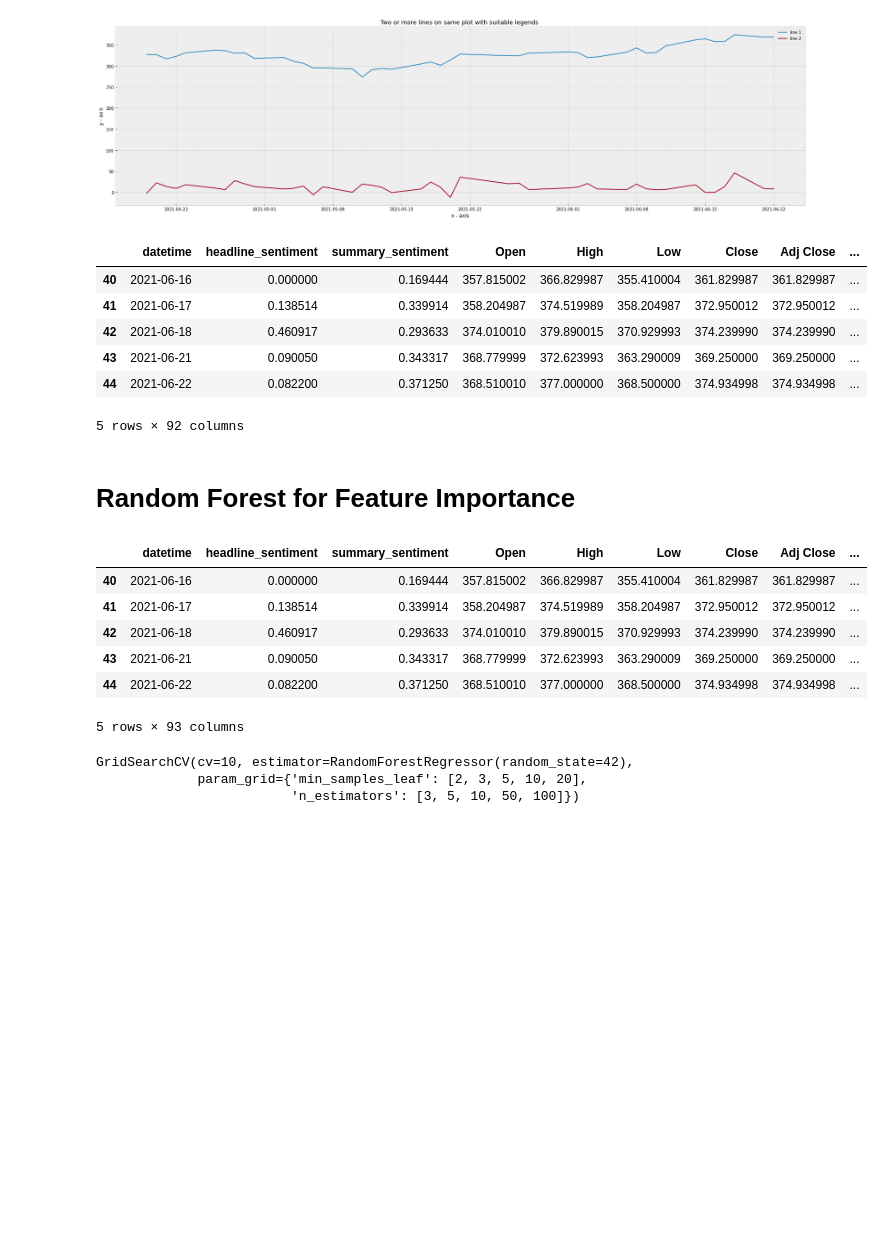
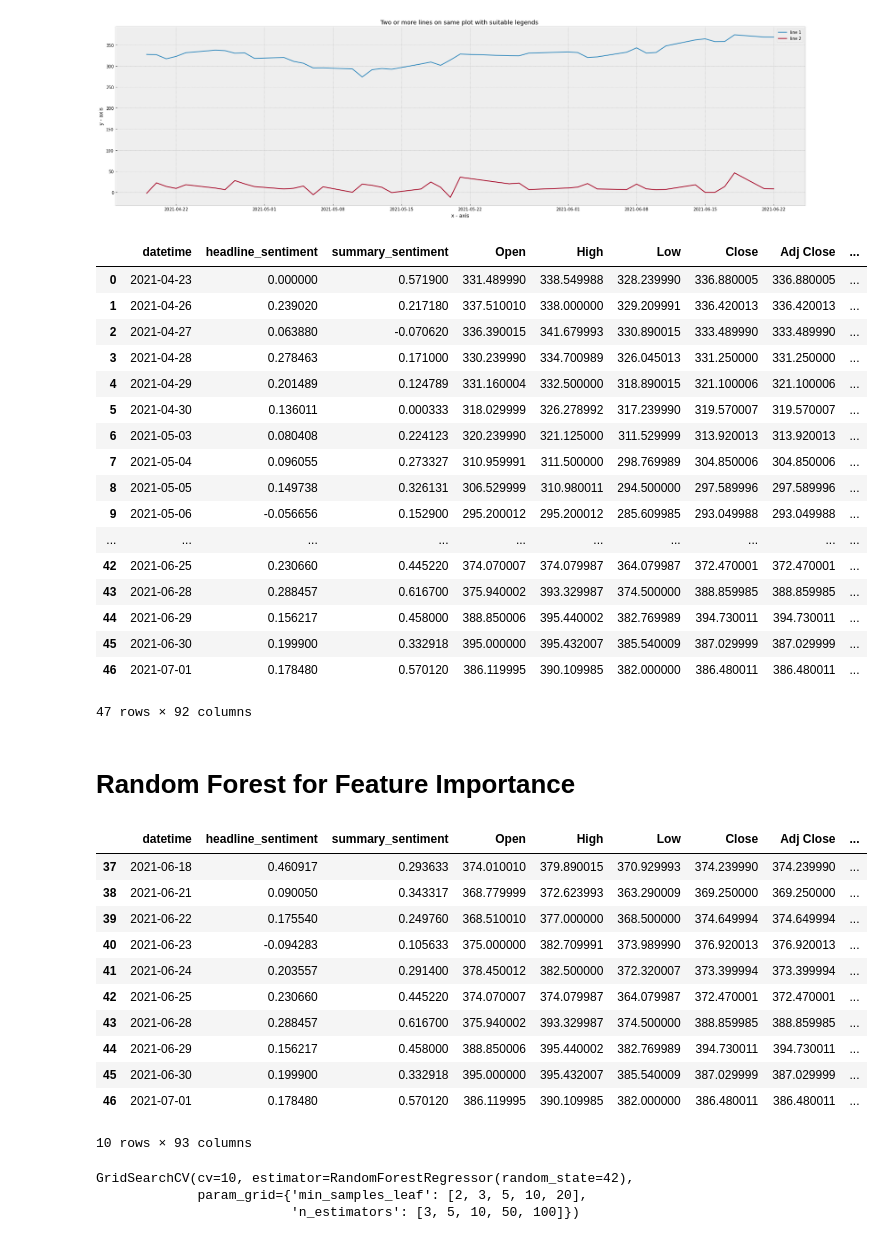
Before and after one commit to Louisaebert/Stock_Prediction, a Jupyter notebook: Stock_4_.ipynb, the cells around one changed output. Saved outputs shown, nothing was run; the diff lists cells and outputs as text; code cells hidden in the pictures; blank space fills up the shorter version.

```diff
--- a/Stock_4_.ipynb
+++ b/Stock_4_.ipynb
@@ -158,15 +191,26 @@ plt.show()
 # %% [output]
 [figure]
 # %%
-df.tail()
+df
 # %% [output]
 |  | datetime | headline_sentiment | summary_sentiment | Open | High | Low | Close | Adj Close | ... |
-| 40 | 2021-06-16 | 0.000000 | 0.169444 | 357.815002 | 366.829987 | 355.410004 | 361.829987 | 361.829987 | ... |
-| 41 | 2021-06-17 | 0.138514 | 0.339914 | 358.204987 | 374.519989 | 358.204987 | 372.950012 | 372.950012 | ... |
-| 42 | 2021-06-18 | 0.460917 | 0.293633 | 374.010010 | 379.890015 | 370.929993 | 374.239990 | 374.239990 | ... |
-| 43 | 2021-06-21 | 0.090050 | 0.343317 | 368.779999 | 372.623993 | 363.290009 | 369.250000 | 369.250000 | ... |
-| 44 | 2021-06-22 | 0.082200 | 0.371250 | 368.510010 | 377.000000 | 368.500000 | 374.934998 | 374.934998 | ... |
+| 0 | 2021-04-23 | 0.000000 | 0.571900 | 331.489990 | 338.549988 | 328.239990 | 336.880005 | 336.880005 | ... |
+| 1 | 2021-04-26 | 0.239020 | 0.217180 | 337.510010 | 338.000000 | 329.209991 | 336.420013 | 336.420013 | ... |
+| 2 | 2021-04-27 | 0.063880 | -0.070620 | 336.390015 | 341.679993 | 330.890015 | 333.489990 | 333.489990 | ... |
+| 3 | 2021-04-28 | 0.278463 | 0.171000 | 330.239990 | 334.700989 | 326.045013 | 331.250000 | 331.250000 | ... |
+| 4 | 2021-04-29 | 0.201489 | 0.124789 | 331.160004 | 332.500000 | 318.890015 | 321.100006 | 321.100006 | ... |
+| 5 | 2021-04-30 | 0.136011 | 0.000333 | 318.029999 | 326.278992 | 317.239990 | 319.570007 | 319.570007 | ... |
+| 6 | 2021-05-03 | 0.080408 | 0.224123 | 320.239990 | 321.125000 | 311.529999 | 313.920013 | 313.920013 | ... |
+| 7 | 2021-05-04 | 0.096055 | 0.273327 | 310.959991 | 311.500000 | 298.769989 | 304.850006 | 304.850006 | ... |
+| 8 | 2021-05-05 | 0.149738 | 0.326131 | 306.529999 | 310.980011 | 294.500000 | 297.589996 | 297.589996 | ... |
+| 9 | 2021-05-06 | -0.056656 | 0.152900 | 295.200012 | 295.200012 | 285.609985 | 293.049988 | 293.049988 | ... |
+| ... | ... | ... | ... | ... | ... | ... | ... | ... | ... |
+| 42 | 2021-06-25 | 0.230660 | 0.445220 | 374.070007 | 374.079987 | 364.079987 | 372.470001 | 372.470001 | ... |
+| 43 | 2021-06-28 | 0.288457 | 0.616700 | 375.940002 | 393.329987 | 374.500000 | 388.859985 | 388.859985 | ... |
+| 44 | 2021-06-29 | 0.156217 | 0.458000 | 388.850006 | 395.440002 | 382.769989 | 394.730011 | 394.730011 | ... |
+| 45 | 2021-06-30 | 0.199900 | 0.332918 | 395.000000 | 395.432007 | 385.540009 | 387.029999 | 387.029999 | ... |
+| 46 | 2021-07-01 | 0.178480 | 0.570120 | 386.119995 | 390.109985 | 382.000000 | 386.480011 | 386.480011 | ... |
-5 rows × 92 columns
+47 rows × 92 columns
 # %% [markdown]
 # Random Forest for Feature Importance
 # %%
@@ -175,15 +219,20 @@ move_days = 7
 # shifted values column, like this the model can learn what the price is going to be x days later
 df["shift_close"]=df[["Close"]].shift(-move_days)
 # %%
-df.tail()
+df.tail(10)
 # %% [output]
 |  | datetime | headline_sentiment | summary_sentiment | Open | High | Low | Close | Adj Close | ... |
-| 40 | 2021-06-16 | 0.000000 | 0.169444 | 357.815002 | 366.829987 | 355.410004 | 361.829987 | 361.829987 | ... |
-| 41 | 2021-06-17 | 0.138514 | 0.339914 | 358.204987 | 374.519989 | 358.204987 | 372.950012 | 372.950012 | ... |
-| 42 | 2021-06-18 | 0.460917 | 0.293633 | 374.010010 | 379.890015 | 370.929993 | 374.239990 | 374.239990 | ... |
-| 43 | 2021-06-21 | 0.090050 | 0.343317 | 368.779999 | 372.623993 | 363.290009 | 369.250000 | 369.250000 | ... |
-| 44 | 2021-06-22 | 0.082200 | 0.371250 | 368.510010 | 377.000000 | 368.500000 | 374.934998 | 374.934998 | ... |
+| 37 | 2021-06-18 | 0.460917 | 0.293633 | 374.010010 | 379.890015 | 370.929993 | 374.239990 | 374.239990 | ... |
+| 38 | 2021-06-21 | 0.090050 | 0.343317 | 368.779999 | 372.623993 | 363.290009 | 369.250000 | 369.250000 | ... |
+| 39 | 2021-06-22 | 0.175540 | 0.249760 | 368.510010 | 377.000000 | 368.500000 | 374.649994 | 374.649994 | ... |
+| 40 | 2021-06-23 | -0.094283 | 0.105633 | 375.000000 | 382.709991 | 373.989990 | 376.920013 | 376.920013 | ... |
+| 41 | 2021-06-24 | 0.203557 | 0.291400 | 378.450012 | 382.500000 | 372.320007 | 373.399994 | 373.399994 | ... |
+| 42 | 2021-06-25 | 0.230660 | 0.445220 | 374.070007 | 374.079987 | 364.079987 | 372.470001 | 372.470001 | ... |
+| 43 | 2021-06-28 | 0.288457 | 0.616700 | 375.940002 | 393.329987 | 374.500000 | 388.859985 | 388.859985 | ... |
+| 44 | 2021-06-29 | 0.156217 | 0.458000 | 388.850006 | 395.440002 | 382.769989 | 394.730011 | 394.730011 | ... |
+| 45 | 2021-06-30 | 0.199900 | 0.332918 | 395.000000 | 395.432007 | 385.540009 | 387.029999 | 387.029999 | ... |
+| 46 | 2021-07-01 | 0.178480 | 0.570120 | 386.119995 | 390.109985 | 382.000000 | 386.480011 | 386.480011 | ... |
-5 rows × 93 columns
+10 rows × 93 columns
 # %%
 #x without the NaNs
 X = np.array(df.drop(['shift_close','datetime'],1))[:-move_days]
```
Also changed, not shown: parts of 8 cells of this notebook, 6 other files.
